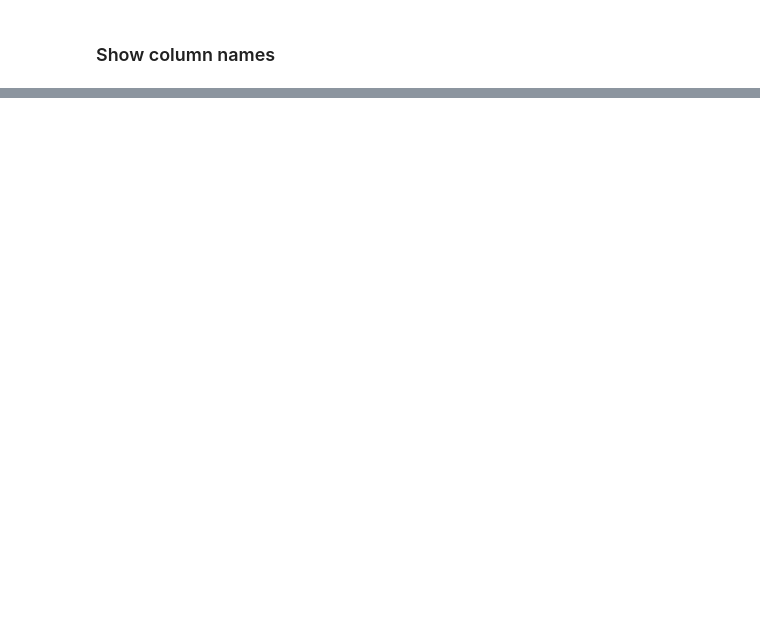
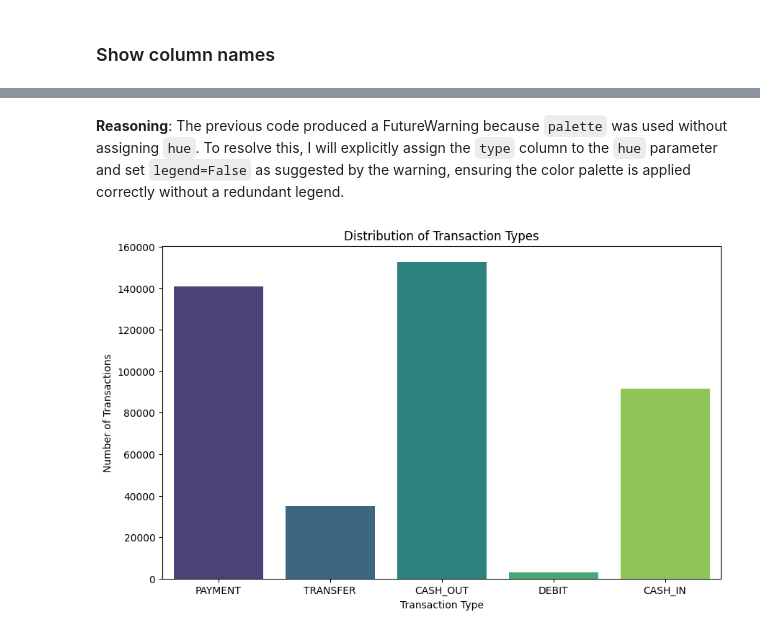
Before and after one commit to balakumaranbala2112/Fraud-Detection-in-Bank-Transactions-Using-Machine-Learning, a Jupyter notebook: chapter_appendix-tools-for-deep-learning/jupyter.ipynb, the cells around one changed output, grey strips where cells are left out. Cells and saved outputs as stored; diff of their text form; code cells hidden in the pictures; blank space fills up the shorter version.

```diff
--- a/chapter_appendix-tools-for-deep-learning/jupyter.ipynb
+++ b/chapter_appendix-tools-for-deep-learning/jupyter.ipynb
@@ -446,0 +220,12 @@ Passing `palette` without assigning `hue` is deprecated and will be removed in v
+# %% [markdown]
+**Reasoning**:
+The previous code produced a FutureWarning because `palette` was used without assigning `hue`. To resolve this, I will explicitly assign the `type` column to the `hue` parameter and set `legend=False` as suggested by the warning, ensuring the color palette is applied correctly without a redundant legend.
+# %%
+plt.figure(figsize=(10, 6))
+sns.countplot(x='type', data=df, hue='type', palette='viridis', legend=False)
+plt.title('Distribution of Transaction Types')
+plt.xlabel('Transaction Type')
+plt.ylabel('Number of Transactions')
+plt.show()
+# %% [output]
+[figure, added]
```
Also changed, not shown: parts of 140 cells of this notebook.
